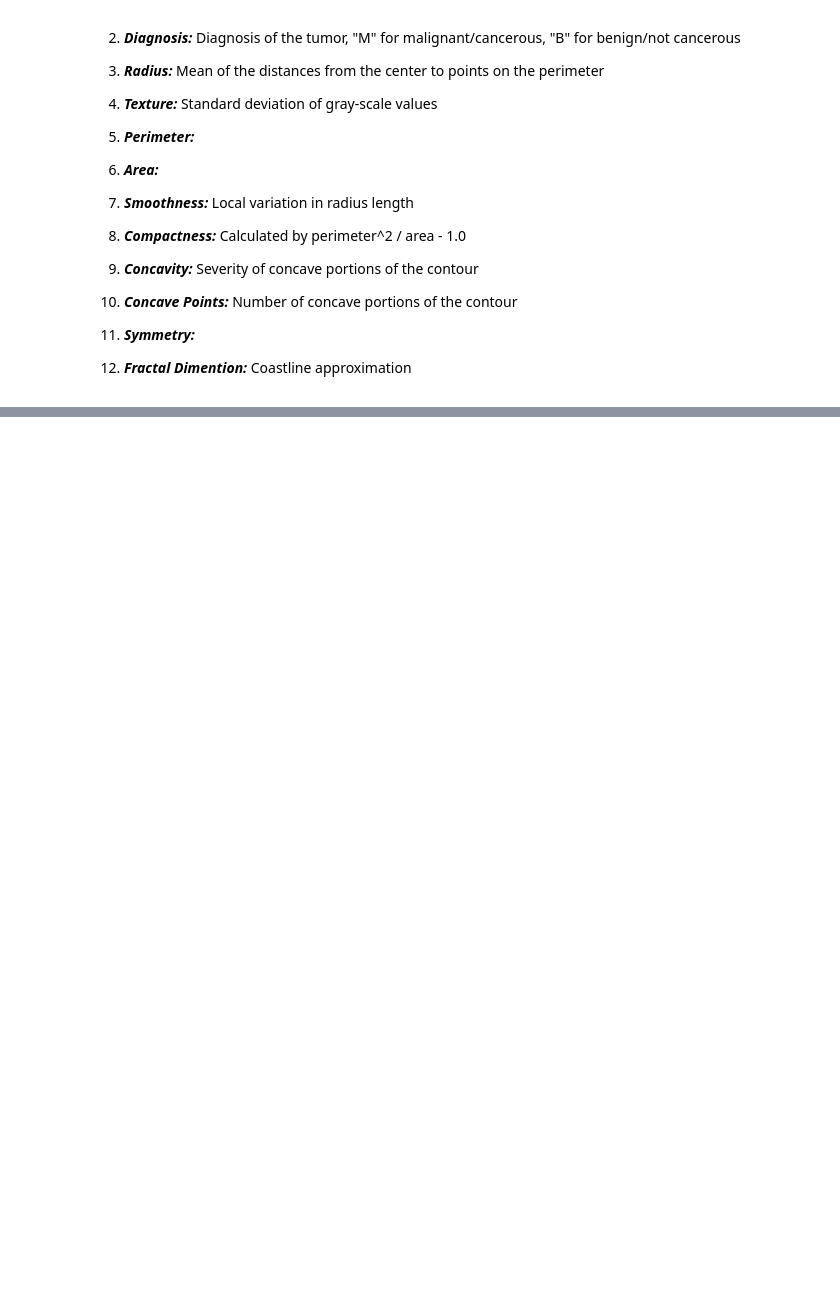
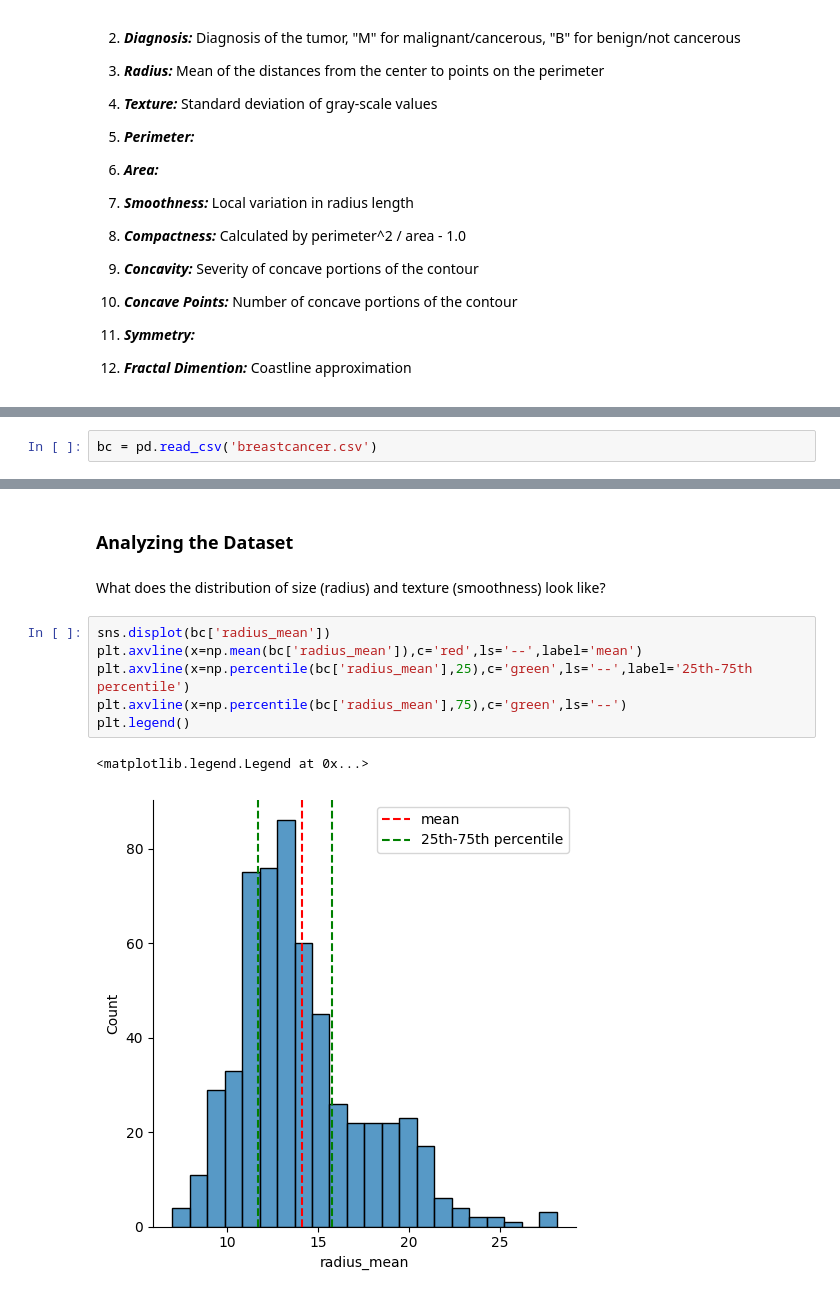
Before and after one commit to LaurenJardiolin/BreastCancerAnalysis, a Jupyter notebook: BreastCancerAnalysis.ipynb, the cells around one changed output, grey strips where cells are left out. Drawn from its saved outputs; the diff is of its cells as text; blank space fills up the shorter version.

```diff
--- a/BreastCancerAnalysis.ipynb
+++ b/BreastCancerAnalysis.ipynb
@@ -47,0 +108,2 @@ The objective of this project is to find correlations between tumors and their s
+# %%
+bc = pd.read_csv('breastcancer.csv')
@@ -47,0 +158,13 @@ The objective of this project is to find correlations between tumors and their s
+# %% [markdown]
+### Analyzing the Dataset
+# %% [markdown]
+What does the distribution of size (radius) and texture (smoothness) look like?
+# %%
+sns.displot(bc['radius_mean'])
+plt.axvline(x=np.mean(bc['radius_mean']),c='red',ls='--',label='mean')
+plt.axvline(x=np.percentile(bc['radius_mean'],25),c='green',ls='--',label='25th-75th percentile')
+plt.axvline(x=np.percentile(bc['radius_mean'],75),c='green',ls='--')
+plt.legend()
+# %% [output]
+<matplotlib.legend.Legend at 0x...>
+[figure, added]
```
Also changed, not shown: parts of 28 cells of this notebook.
